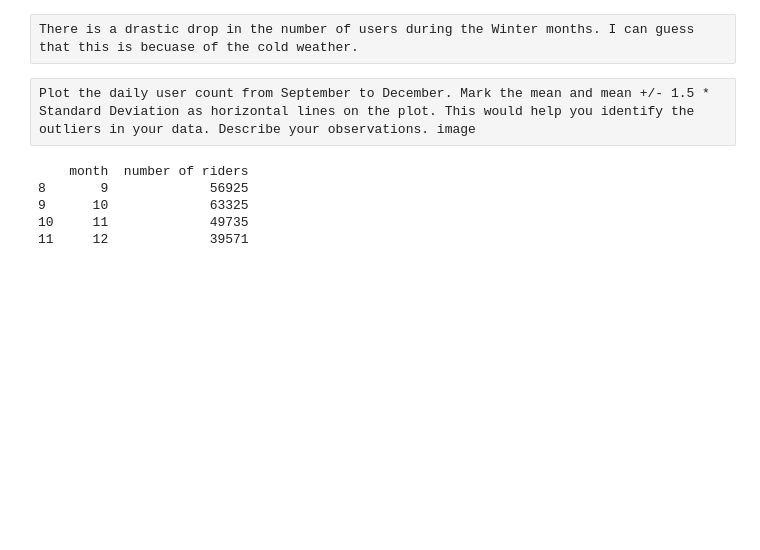
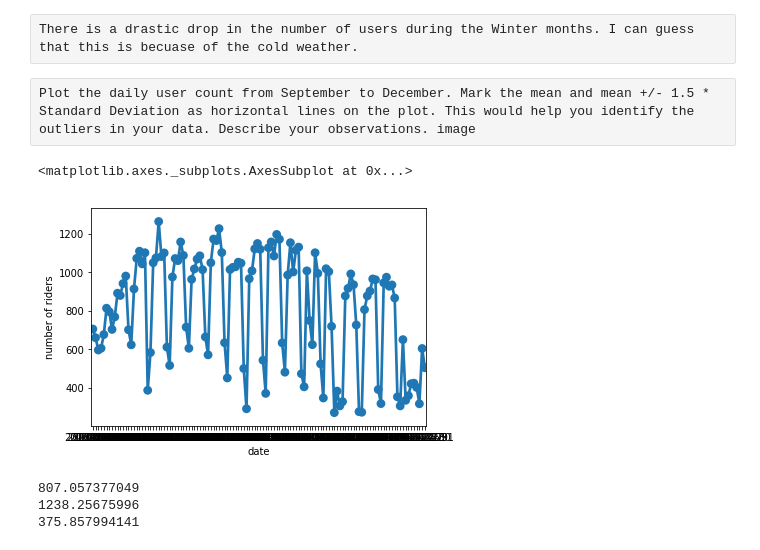
Before and after one commit to Wake-Up-Donnie/Statistics-with-Python, a Jupyter notebook: Exploratory Data Analysis (EDA) with Pandas/Exploratory Data Analysis (EDA) with Pandas.ipynb, the cells around one changed output. Saved outputs shown, nothing was run; the diff lists cells and outputs as text; code cells hidden in the pictures; blank space fills up the shorter version.

```diff
--- a/Exploratory Data Analysis (EDA) with Pandas/Exploratory Data Analysis (EDA) with Pandas.ipynb
+++ b/Exploratory Data Analysis (EDA) with Pandas/Exploratory Data Analysis (EDA) with Pandas.ipynb
@@ -112,12 +110,38 @@ trips.isnull().values.ravel().sum()
 There is a drastic drop in the number of users during the Winter months. I can guess that this is becuase of the cold weather.
 # %% [raw]
 Plot the daily user count from September to December. Mark the mean and mean +/- 1.5 * Standard Deviation as horizontal lines on the plot. This would help you identify the outliers in your data. Describe your observations. image
-# %%
-df_sept_dec = df.iloc[8:12,:]
-print (df_sept_dec)
-# %% [output]
-    month  number of riders
-8       9             56925
-9      10             63325
-10     11             49735
-11     12             39571
+# %%
+#df_sept_dec = df.iloc[8:12,:]
+#print (df_sept_dec)
+#riders_by_mont = trips.groupby(['month'])
+df_trips_sep_dec = trips[(trips.month >= 9) & (trips.month <= 12)]
+##date_index_df = pd.DataFrame(df_trips_sep_dec)
+##date_index_df['date'] = pd.to_datetime(date_index_df.date)
+##date_index_df= date_index_df.set_index(pd.DatetimeIndex(date_index_df['date']))
+#print (date_index_df)
+##date_index_df.resample("1d").sum().fillna(0).rolling(window=3, min_periods=1).mean()
+#print (date_index_df)
+day_count = df_trips_sep_dec["date"].value_counts()
+#print (day_count)
+df_trips_sep_dec_count_with_date = pd.DataFrame(day_count).sort_index()
+#print (df3)
+df_trips_sep_dec_count_with_date = df_trips_sep_dec_count_with_date.reset_index()
+df_trips_sep_dec_count_with_date = df_trips_sep_dec_count_with_date.rename(columns = {'index':'date', 'date':'number of riders'})
+# %%
+sns.pointplot(x='date', y='number of riders', data =df_trips_sep_dec_count_with_date)
+# %% [output]
+<matplotlib.axes._subplots.AxesSubplot at 0x...>
+[figure, added]
+# %%
+from math import sqrt
+import numpy as np
+average_daily_trips = np.mean(df_trips_sep_dec_count_with_date['number of riders'])
+print (average_daily_trips)
+strd_dev_plus_1_5 = (average_daily_trips + 1.5 * df_trips_sep_dec_count_with_date['number of riders'].std())
+print (strd_dev_plus_1_5)
+strd_dev_minus_1_5 = (average_daily_trips - 1.5 * df_trips_sep_dec_count_with_date['number of riders'].std())
+print (strd_dev_minus_1_5)
+# %% [output]
+807.057377049
+1238.25675996
+375.857994141
```
Also changed, not shown: parts of 9 cells of this notebook.
